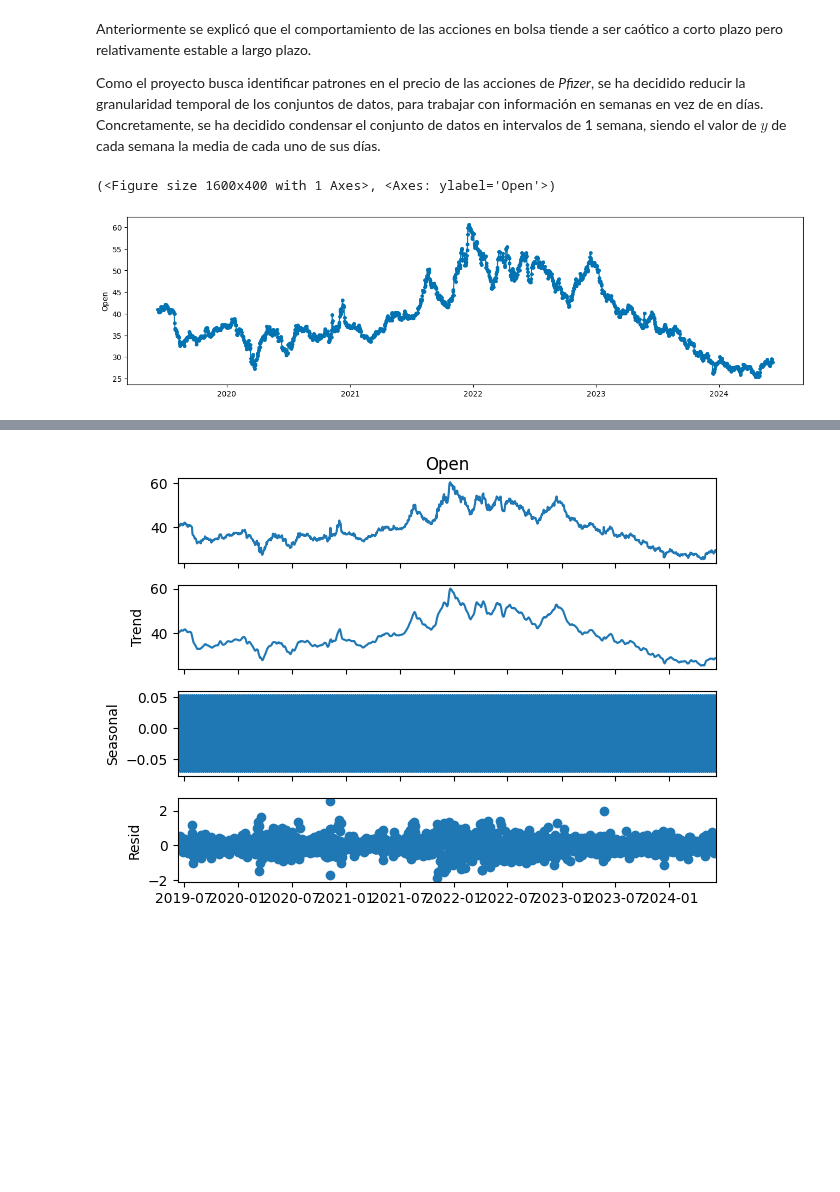
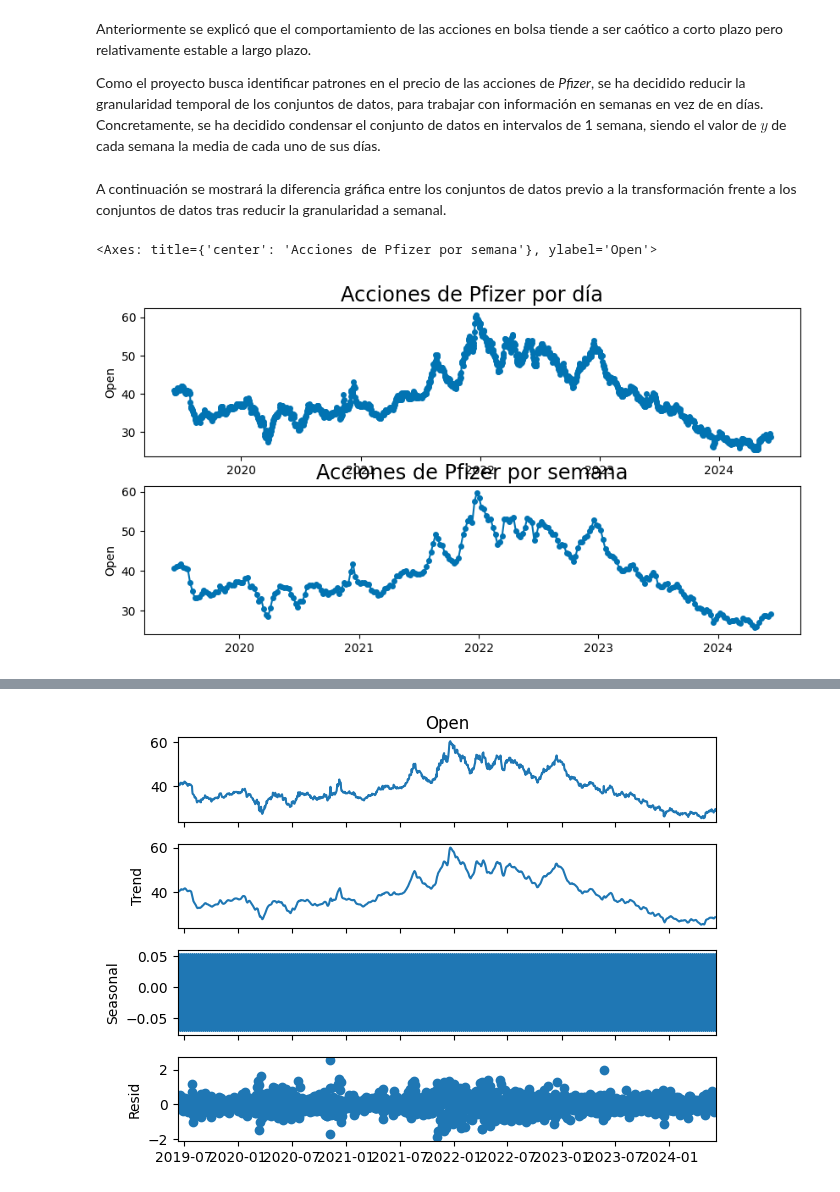
Before and after one commit to alu0101351773/TAAD_practicas, a Jupyter notebook: src/time_series.ipynb, the cells around one changed output, grey strips where cells are left out. Saved outputs shown, nothing was run; the diff lists cells and outputs as text; code cells hidden in the pictures; blank space fills up the shorter version.

```diff
--- a/src/time_series.ipynb
+++ b/src/time_series.ipynb
@@ -100,3 +104,5 @@ display(moderna_data.head())
+# %%
+pfizer_data = pfizer_data.fi
 # %% [markdown]
 ### Ajustes de granularidad
 # %% [markdown]
@@ -105,7 +111,7 @@ Anteriormente se explicó que el comportamiento de las acciones en bolsa tiende
 
 Como el proyecto busca identificar patrones en el precio de las acciones de _Pfizer_, se ha decidido reducir la granularidad temporal de los conjuntos de datos, para trabajar con información en semanas en vez de en días. Concretamente, se ha decidido condensar el conjunto de datos en intervalos de 1 semana, siendo el valor de $y$ de cada semana la media de cada uno de sus días.
 # %%
-def fill_date_range(df: pd.DataFrame) -> pd.DataFrame:
+def fill_df_date_range(df: pd.DataFrame) -> pd.DataFrame:
     """Genera un conjunto de datos con un índice temporal y genera entradas para
         los días no registrados originalmente. Sustituye los valores nulos por
         la media de sus valores próximos
@@ -137,9 +140,33 @@ def reduce_to_weekly(df: pd.DataFrame) -> pd.DataFrame:
+# %%
+def reduce_df_to_weekly(df: pd.DataFrame) -> pd.DataFrame:
+    """Reduce la granularidad de tiempo del conjunto de datos de días a semanas.
+        Los nuevos valores de cada semana se calculan como la media de los valores
+        originales
+
+    Args:
+        df (`pd.DataFrame`): Dataframe a modificar
+
+    Returns:
+        `pd.DataFrame`: Dataframe con el índice reducido a
+    """
+    return df.resample('W').mean()
+# %%
+pfizer_data     = fill_df_date_range(pfizer_data)
+moderna_data    = fill_df_date_range(moderna_data)
+jnj_data        = fill_df_date_range(jnj_data)
+azeneca_data    = fill_df_date_range(azeneca_data)
+# %% [markdown]
+A continuación se mostrará la diferencia gráfica entre los conjuntos de datos previo a la transformación frente a los conjuntos de datos tras reducir la granularidad a semanal.
 # %%
 from sktime.utils import plot_series
-
-fixed_pfizer = fill_date_range(pfizer_data)
-
-plot_series(fixed_pfizer['Open'])
-# %% [output]
-(<Figure size 1600x400 with 1 Axes>, <Axes: ylabel='Open'>)
-[figure, removed]
+# %%
+fig, (ax1, ax2) = plt.subplots(nrows=2, ncols=1, figsize=(10, 5))
+
+daily_pfizer_data = pfizer_data.copy(deep=True)
+pfizer_data = reduce_df_to_weekly(pfizer_data)
+
+plot_series(daily_pfizer_data['Open'], title='Acciones de Pfizer por día', ax=ax1)
+plot_series(pfizer_data['Open'], title='Acciones de Pfizer por semana', ax=ax2)
+# %% [output]
+<Axes: title={'center': 'Acciones de Pfizer por semana'}, ylabel='Open'>
+[figure, added]
```
Also changed, not shown: parts of 4 cells of this notebook.
